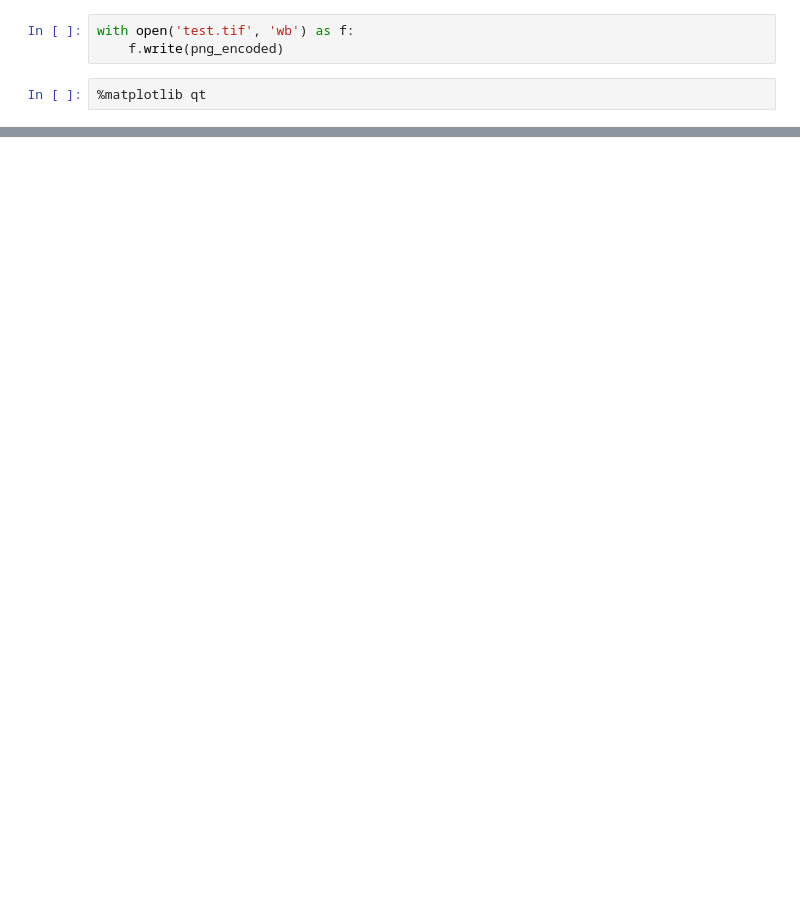
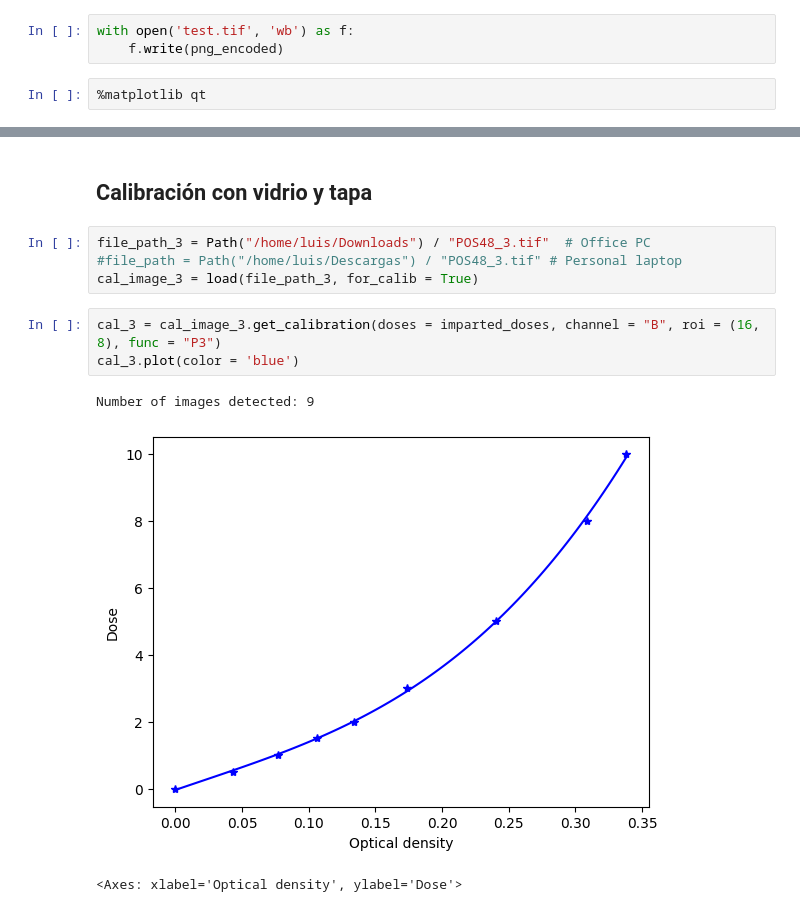
Before and after one commit to LuisOlivaresJ/Dosepy, a Jupyter notebook: src/Dosepy/tools/Cal48H_14DIC23.ipynb, the cells around one changed output, grey strips where cells are left out. Saved outputs shown, nothing was run; the diff lists cells and outputs as text; blank space fills up the shorter version.

```diff
--- a/src/Dosepy/tools/Cal48H_14DIC23.ipynb
+++ b/src/Dosepy/tools/Cal48H_14DIC23.ipynb
@@ -98,0 +99,13 @@ plt.imshow(dose_img)
+# %% [markdown]
+## Calibración con vidrio y tapa
+# %%
+file_path_3 = Path("/home/luis/Downloads") / "POS48_3.tif"  # Office PC
+#file_path = Path("/home/luis/Descargas") / "POS48_3.tif" # Personal laptop
+cal_image_3 = load(file_path_3, for_calib = True)
+# %%
+cal_3 = cal_image_3.get_calibration(doses = imparted_doses, channel = "B", roi = (16, 8), func = "P3")
+cal_3.plot(color = 'blue')
+# %% [output]
+Number of images detected: 9
+[figure, added]
+<Axes: xlabel='Optical density', ylabel='Dose'>
```
Also changed, not shown: parts of 18 cells of this notebook, 1 other file.
